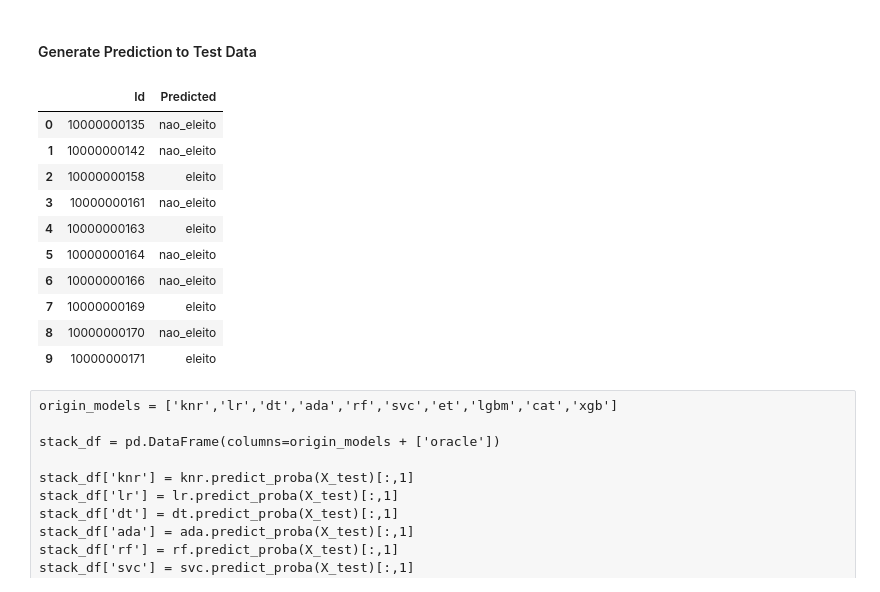
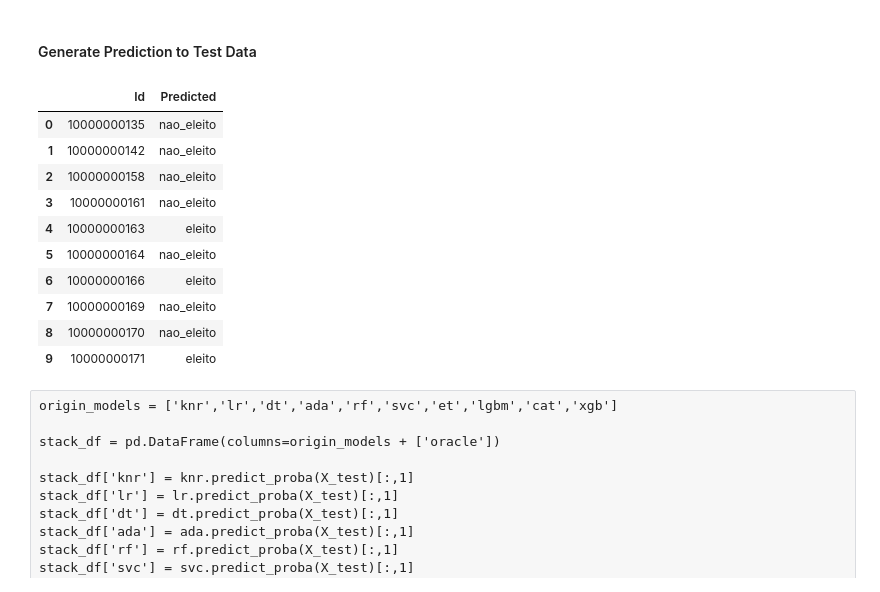
Before and after one commit to guilhermemg/ml-mestrado, a Jupyter notebook: notebooks/assignment-4.ipynb, the cells around one changed output. Saved outputs shown, nothing was run; the diff lists cells and outputs as text; code cells hidden in the pictures.

Commit message:
trying to improve ensemble model. Implemented grid search to first level models, get_oof_2() function

```diff
--- a/notebooks/assignment-4.ipynb
+++ b/notebooks/assignment-4.ipynb
@@ -542,25 +649,0 @@ xgb_params = {
-# %%
-lr = SklearnWrapper_1(clf=LogisticRegression, params=lr_params, model_name=ModelsNames.LR.value, model_path=ModelsPaths.LR_PATH.value)
-ad = SklearnWrapper_1(clf=AdaBoostClassifier, seed=SEED, params=ada_params, model_name=ModelsNames.ADA.value, model_path=ModelsPaths.ADA_PATH.value)
-et = SklearnWrapper_1(clf=ExtraTreesClassifier, seed=SEED, params=et_params, model_name=ModelsNames.ET.value, model_path=ModelsPaths.ET_PATH.value)
-rf = SklearnWrapper_1(clf=RandomForestClassifier, seed=SEED, params=rf_params, model_name=ModelsNames.RF.value, model_path=ModelsPaths.RF_PATH.value)
-dt = SklearnWrapper_1(clf=DecisionTreeClassifier, seed=SEED, params=dt_params, model_name=ModelsNames.DT.value, model_path=ModelsPaths.DT_PATH.value)
-sv = SklearnWrapper_1(clf=SVC, seed=SEED, params=svc_params, model_name=ModelsNames.SVC.value, model_path=ModelsPaths.SVC_PATH.value)
-kn = SklearnWrapper_2(clf=KNeighborsClassifier, params=knr_params, model_name=ModelsNames.KNR.value, model_path=ModelsPaths.KNR_PATH.value)
-lg = LightGBMWrapper(clf = LGBMClassifier, seed = SEED, params = lightgbm_params, model_name=ModelsNames.LGBM.value, model_path=ModelsPaths.LGBM_PATH.value)
-cb = CatboostWrapper(clf= CatBoostClassifier, seed = SEED, params=catboost_params, model_name=ModelsNames.CAT.value, model_path=ModelsPaths.CAT_PATH.value)
-xg = XgbWrapper(seed = SEED, params=xgb_params, model_name=ModelsNames.XGB.value, model_path=ModelsPaths.XGB_PATH.value)
-
-tasks = [lr, ad, et, rf, dt, sv, kn, lg, cb, xg]
-results = Parallel(n_jobs=-1, verbose=1)(delayed(get_oof)(md) for md in tasks)
-
-lr_oof_train, lr_oof_test, lr_oof_test_proba = results[0]
-ad_oof_train, ad_oof_test, ad_oof_test_proba = results[1]
-et_oof_train, et_oof_test, et_oof_test_proba = results[2]
-rf_oof_train, rf_oof_test, rf_oof_test_proba = results[3]
-dt_oof_train, dt_oof_test, dt_oof_test_proba = results[4]
-sv_oof_train, sv_oof_test, sv_oof_test_proba = results[5]
-kn_oof_train, kn_oof_test, kn_oof_test_proba = results[6]
-lg_oof_train, lg_oof_test, lg_oof_test_proba = results[7]
-cb_oof_train, cb_oof_test, cb_oof_test_proba = results[8]
-xg_oof_train, xg_oof_test, xg_oof_test_proba = results[9]
@@ -665,13 +799,8 @@ def evaluate_stacked_model(model):
 # %% [markdown]
 #### Logistic Regression-based Stacking Classifier
 # %%
-x__train = np.concatenate((lr_oof_train, ad_oof_train, et_oof_train, rf_oof_train, dt_oof_train,
-                          kn_oof_train, sv_oof_train, lg_oof_train, cb_oof_train, xg_oof_train), axis=1)
-x__test = np.concatenate((lr_oof_test, ad_oof_test, et_oof_test, rf_oof_test, dt_oof_test,
-                         kn_oof_test, sv_oof_test, lg_oof_test, cb_oof_test, xg_oof_test), axis=1)
-
-#x__train = np.concatenate((lr_oof_train, ad_oof_train, et_oof_train, kn_oof_train, sv_oof_train), axis=1)
-#x__test = np.concatenate((lr_oof_test, ad_oof_test, et_oof_test, kn_oof_test, sv_oof_test), axis=1)
+x__train = np.concatenate((ad_oof_train, et_oof_train, kn_oof_train, lg_oof_train), axis=1)
+x__test = np.concatenate((ad_oof_test, et_oof_test, kn_oof_test, lg_oof_test), axis=1)
 
 y__train = y_train.copy()
 
@@ -714,31 +853,31 @@ Após inserção de xgboost em versão com wrappers:
 # %% [markdown]
 #### Generate Prediction to Test Data
 # %%
-stack_df = pd.DataFrame(X_test)
+stack_df = pd.DataFrame(X_test.copy())
 pred = clf.predict(x__test)
 stack_df['Predicted'] = pred
 
 seq_candidato = stack_df.index
 
 stack_df.replace({'Predicted': {0: 'nao_eleito', 1: 'eleito'}}, inplace=True)
 stack_df.reset_index(drop=True, inplace=True)
 
 final_df = pd.DataFrame(columns=['Id','Predicted'])
 final_df['Id'] = seq_candidato
 final_df['Predicted'] = stack_df['Predicted']
 
-final_df.to_csv('../data/assignment_4/second_submission.csv', index=False)
+final_df.to_csv('../data/assignment_4/fourth_submission.csv', index=False)
 final_df.head(10)
 # %% [output]
 |  | Id | Predicted |
 | 0 | 10000000135 | nao_eleito |
 | 1 | 10000000142 | nao_eleito |
-| 2 | 10000000158 | eleito |
+| 2 | 10000000158 | nao_eleito |
 | 3 | 10000000161 | nao_eleito |
 | 4 | 10000000163 | eleito |
 | 5 | 10000000164 | nao_eleito |
-| 6 | 10000000166 | nao_eleito |
-| 7 | 10000000169 | eleito |
+| 6 | 10000000166 | eleito |
+| 7 | 10000000169 | nao_eleito |
 | 8 | 10000000170 | nao_eleito |
 | 9 | 10000000171 | eleito |
 # %% [raw]
```
Also changed, not shown: parts of 32 cells of this notebook, 2 other files.
